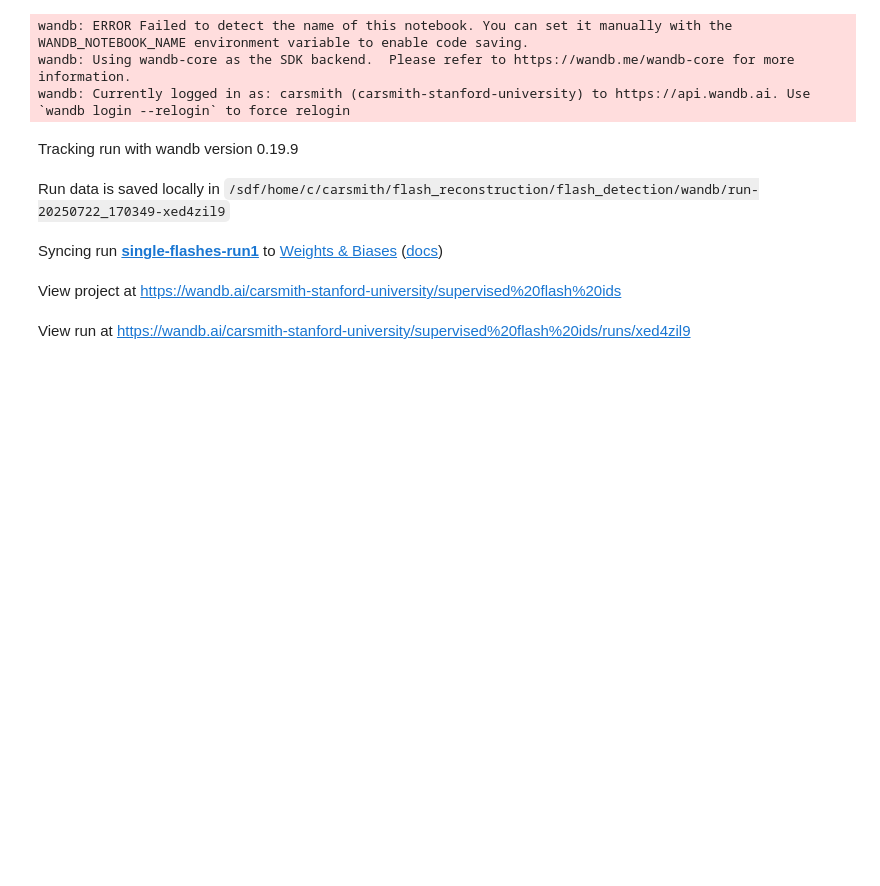
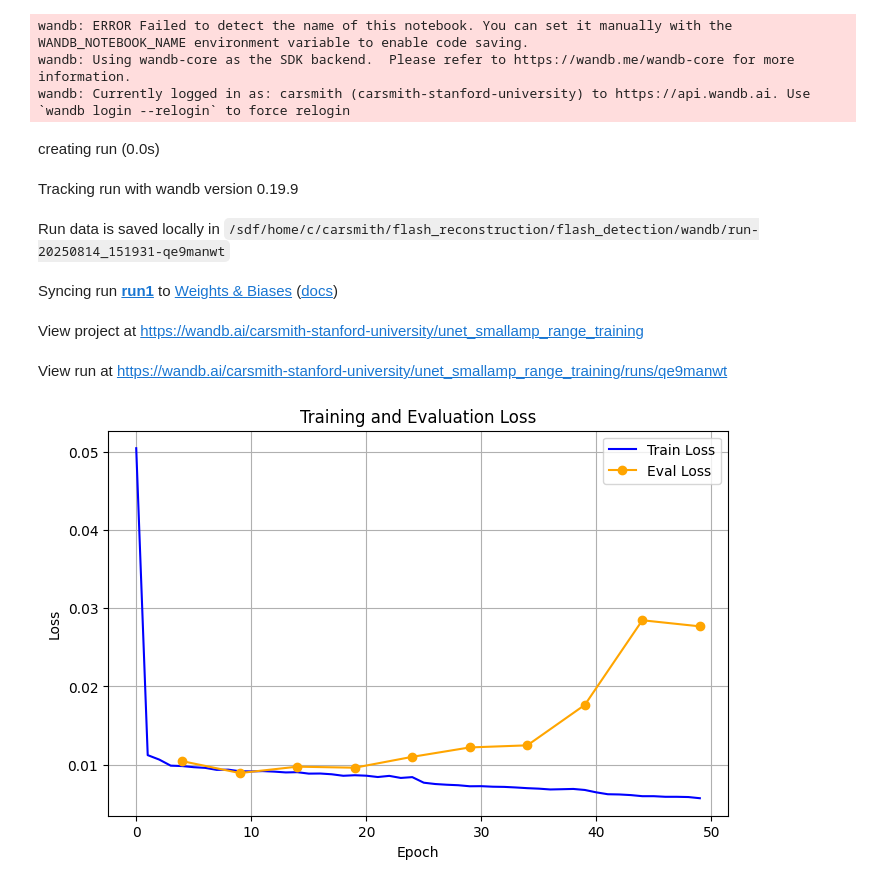
Before and after one commit to carsmithhhh/flash_detection, a Jupyter notebook: single_channel_unet.ipynb, the cells around one changed output. Cells and saved outputs as stored; diff of their text form; code cells hidden in the pictures; blank space fills up the shorter version.

```diff
--- a/single_channel_unet.ipynb
+++ b/single_channel_unet.ipynb
@@ -98,13 +174,13 @@ from utils import *
 import torch.optim as optim
 import wandb
 
-epochs = 7
+epochs = 50
 device = 'cuda'
 
 # try tracking with wandb
 logger = wandb.init(
-    project="supervised flash ids",
-    name="single-flashes-run1",
+    project="unet_smallamp_range_training",
+    name="run1",
     config={
         "epochs": epochs,
         "batch_size": batch_size,
@@ -113,21 +189,29 @@ logger = wandb.init(
 )
 
 model = UNet1D()
+# model = TransformerModel()
 model.to(device)
 wandb.watch(model, log="all", log_freq=100)
 
-criterion = torch.nn.CrossEntropyLoss(ignore_index=-1)
+criterion = torch.nn.BCEWithLogitsLoss() # combines sigmoid + loss
 optimizer = optim.Adam(model.parameters(), lr=1e-4, weight_decay=1e-6)
-scheduler = torch.optim.lr_scheduler.CosineAnnealingLR(optimizer, T_max=epochs) # trying out learning rate decay
+# scheduler = torch.optim.lr_scheduler.CosineAnnealingLR(optimizer, T_max=epochs)
+scheduler = torch.optim.lr_scheduler.ReduceLROnPlateau(optimizer, mode='min', factor=0.5, patience=2)
 
-# def train_model(model, train_loader, val_loader, criterion, optimizer, device, epochs):
-results = train_model(model, train_loader, val_loader, criterion, optimizer, device, epochs, logger)
+mode = 'mined_bce'
+results = train_model_2(model, train_loader, val_loader, scheduler, optimizer, device, epochs, mode, logger)
+torch.save({
+    'model_state_dict': model.state_dict(),
+    'optimizer_state_dict': optimizer.state_dict(),
+    'scheduler_state_dict': scheduler.state_dict(),
+}, "test.pth")
 # %% [output]
 wandb: ERROR Failed to detect the name of this notebook. You can set it manually with the WANDB_NOTEBOOK_NAME environment variable to enable code saving.
 wandb: Using wandb-core as the SDK backend.  Please refer to https://wandb.me/wandb-core for more information.
 wandb: Currently logged in as: carsmith (carsmith-stanford-university) to https://api.wandb.ai. Use `wandb login --relogin` to force relogin
-Tracking run with wandb version 0.19.9
+creating run (0.0s)
-Run data is saved locally in /sdf/home/c/carsmith/flash_reconstruction/flash_detection/wandb/run-20250722_170349-xed4zil9
+Tracking run with wandb version 0.19.9
-Syncing run single-flashes-run1 to Weights & Biases (docs)
+Run data is saved locally in /sdf/home/c/carsmith/flash_reconstruction/flash_detection/wandb/run-20250814_151931-qe9manwt
-View project at https://wandb.ai/carsmith-stanford-university/supervised%20flash%20ids
+Syncing run run1 to Weights & Biases (docs)
-View run at https://wandb.ai/carsmith-stanford-university/supervised%20flash%20ids/runs/xed4zil9
+View project at https://wandb.ai/carsmith-stanford-university/unet_smallamp_range_training
+View run at https://wandb.ai/carsmith-stanford-university/unet_smallamp_range_training/runs/qe9manwt
@@ -133,0 +241,22 @@ View run at https://wandb.ai/carsmith-stanford-university/supervised%20flash%20i
+# %%
+plt.figure(figsize=(8, 5))
+
+# with open("precision_unet_80_results.pkl", "rb") as f:
+#     all_results = pickle.load(f)
+all_results = results
+
+# Plot training loss (one per epoch)
+plt.plot(all_results['train_loss'], label='Train Loss', color='blue')
+
+# Plot eval loss (every 5 epochs)
+eval_epochs = np.arange(0, len(all_results['train_loss']), 5)
+plt.plot(eval_epochs + 4, all_results['eval_loss'], marker='o', label='Eval Loss', color='orange')
+
+plt.xlabel("Epoch")
+plt.ylabel("Loss")
+plt.title("Training and Evaluation Loss")
+plt.legend()
+plt.grid(True)
+plt.show()
+# %% [output]
+[figure, added]
```
Also changed, not shown: parts of 35 cells of this notebook, 3 other files.
